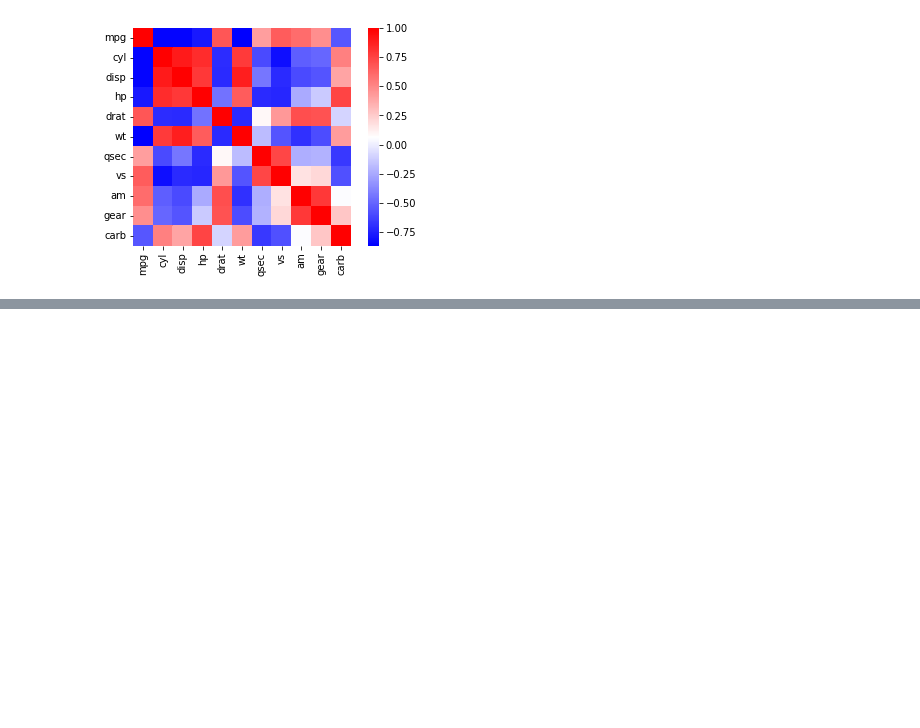
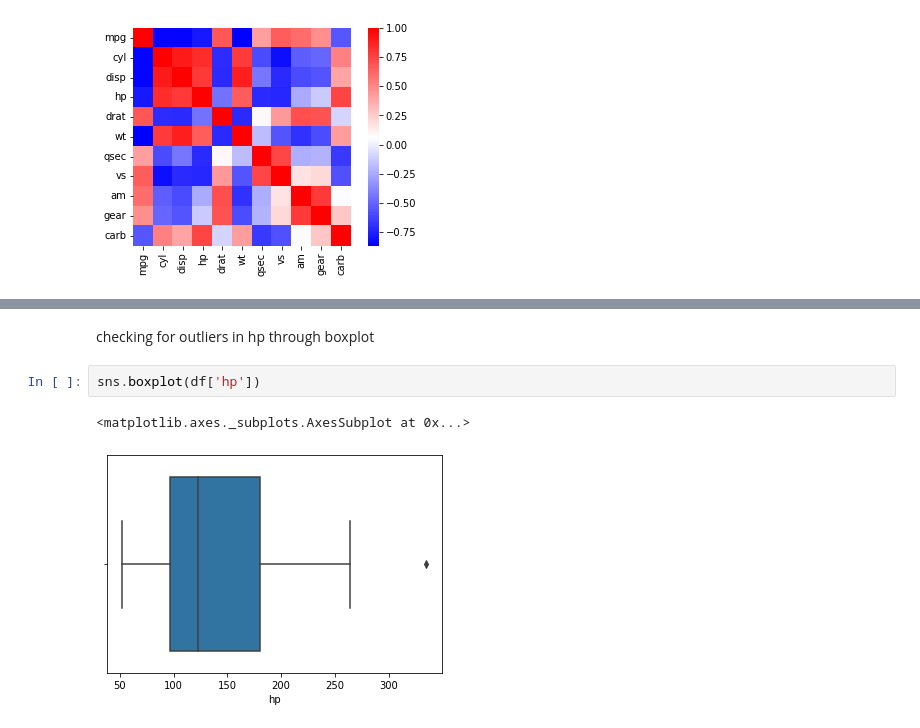
Before and after one commit to manognansr/ML-Practice, a Jupyter notebook: 1. data extrapolation, seaborn intro.ipynb, the cells around one changed output, grey strips where cells are left out. Saved outputs shown, nothing was run; the diff lists cells and outputs as text; blank space fills up the shorter version.

```diff
--- a/1. data extrapolation, seaborn intro.ipynb
+++ b/1. data extrapolation, seaborn intro.ipynb
@@ -100,0 +139,7 @@ sns.heatmap(data = correlation, square = True, cmap = "bwr")
+# %% [markdown]
+checking for outliers in hp through boxplot
+# %%
+sns.boxplot(df['hp'])
+# %% [output]
+<matplotlib.axes._subplots.AxesSubplot at 0x...>
+[figure, added]
```
Also changed, not shown: parts of 7 cells of this notebook.
